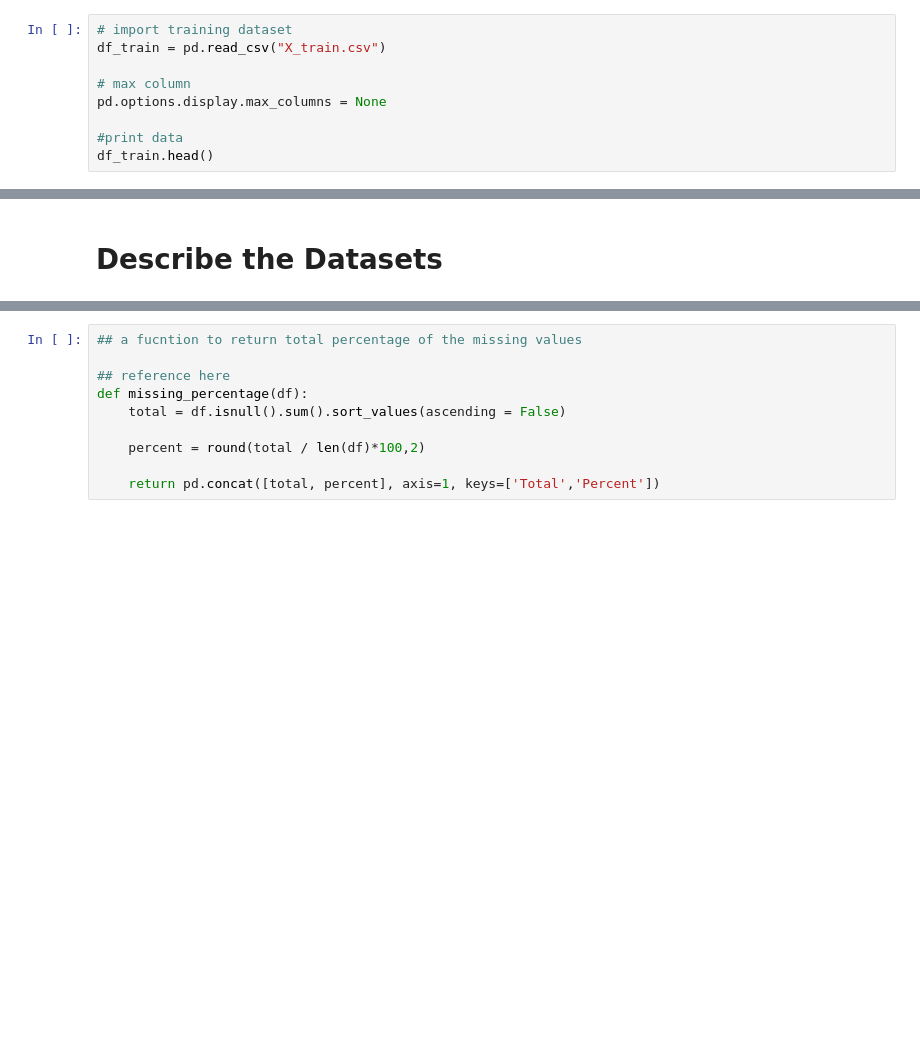
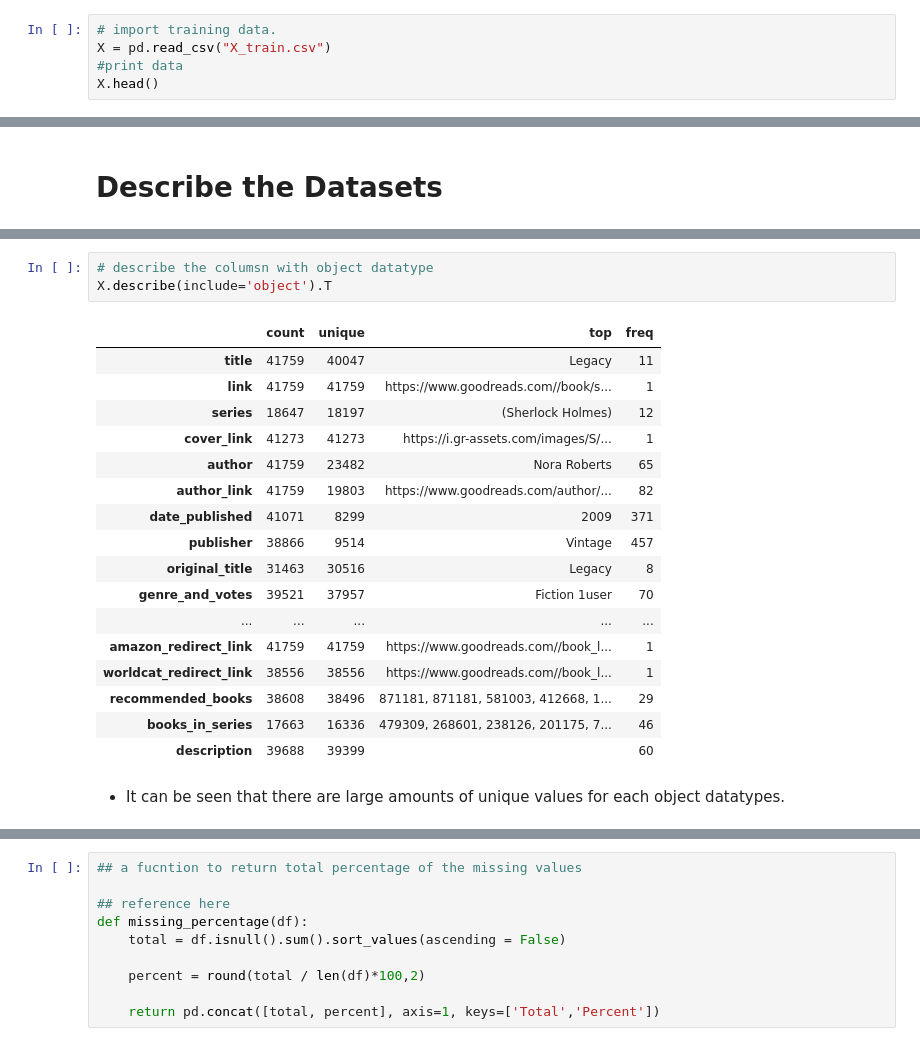
Before and after one commit to quangLinh9038/pds_books, a Jupyter notebook: assignment2.ipynb, the cells around one changed output, grey strips where cells are left out. Drawn from its saved outputs; the diff is of its cells as text; blank space fills up the shorter version.

```diff
--- a/assignment2.ipynb
+++ b/assignment2.ipynb
@@ -17,12 +63,8 @@ sns.set_theme(style="darkgrid")
 # %%
-# import training dataset
-df_train = pd.read_csv("X_train.csv")
-
-# max column
-pd.options.display.max_columns = None
-
+# import training data.
+X = pd.read_csv("X_train.csv")
 #print data
-df_train.head()
+X.head()
 # %% [output]
 |  | id | title | link | series | cover_link | author | author_link | rating_count | review_count | ... |
 | 0 | 2533958 | Frost/Nixon | https://www.goodreads.com//book/s... | NaN | https://i.gr-assets.com/images/S/... | David Frost | https://www.goodreads.com/author/... | 523 | 51 | ... |
@@ -98,0 +144,23 @@ df_test.describe()
+# %%
+# describe the columsn with object datatype
+X.describe(include='object').T
+# %% [output]
+|  | count | unique | top | freq |
+| title | 41759 | 40047 | Legacy | 11 |
+| link | 41759 | 41759 | https://www.goodreads.com//book/s... | 1 |
+| series | 18647 | 18197 | (Sherlock Holmes) | 12 |
+| cover_link | 41273 | 41273 | https://i.gr-assets.com/images/S/... | 1 |
+| author | 41759 | 23482 | Nora Roberts | 65 |
+| author_link | 41759 | 19803 | https://www.goodreads.com/author/... | 82 |
+| date_published | 41071 | 8299 | 2009 | 371 |
+| publisher | 38866 | 9514 | Vintage | 457 |
+| original_title | 31463 | 30516 | Legacy | 8 |
+| genre_and_votes | 39521 | 37957 | Fiction 1user | 70 |
+| ... | ... | ... | ... | ... |
+| amazon_redirect_link | 41759 | 41759 | https://www.goodreads.com//book_l... | 1 |
+| worldcat_redirect_link | 38556 | 38556 | https://www.goodreads.com//book_l... | 1 |
+| recommended_books | 38608 | 38496 | 871181, 871181, 581003, 412668, 1... | 29 |
+| books_in_series | 17663 | 16336 | 479309, 268601, 238126, 201175, 7... | 46 |
+| description | 39688 | 39399 |  | 60 |
+# %% [markdown]
+- It can be seen that there are large amounts of unique values for each object datatypes.
```
Also changed, not shown: parts of 117 cells of this notebook, 2 other files.
